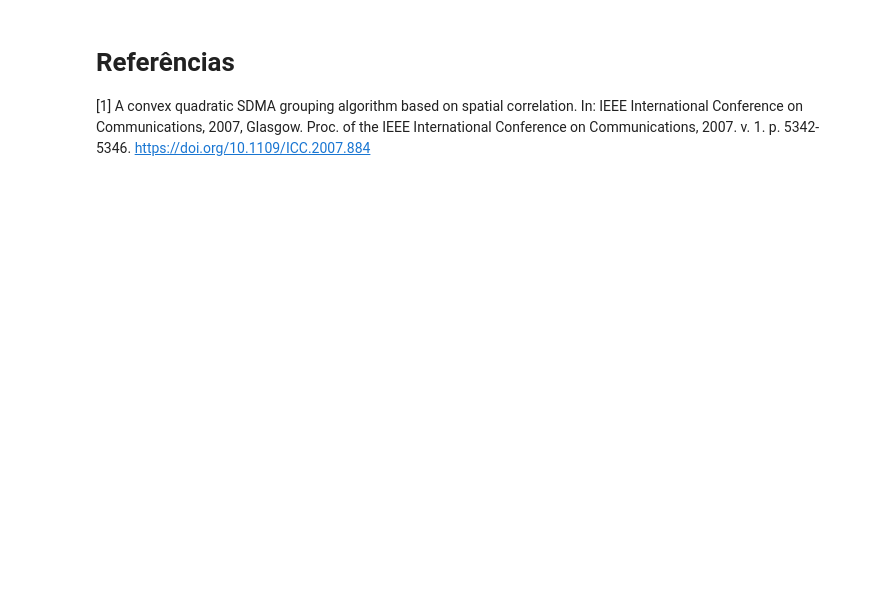
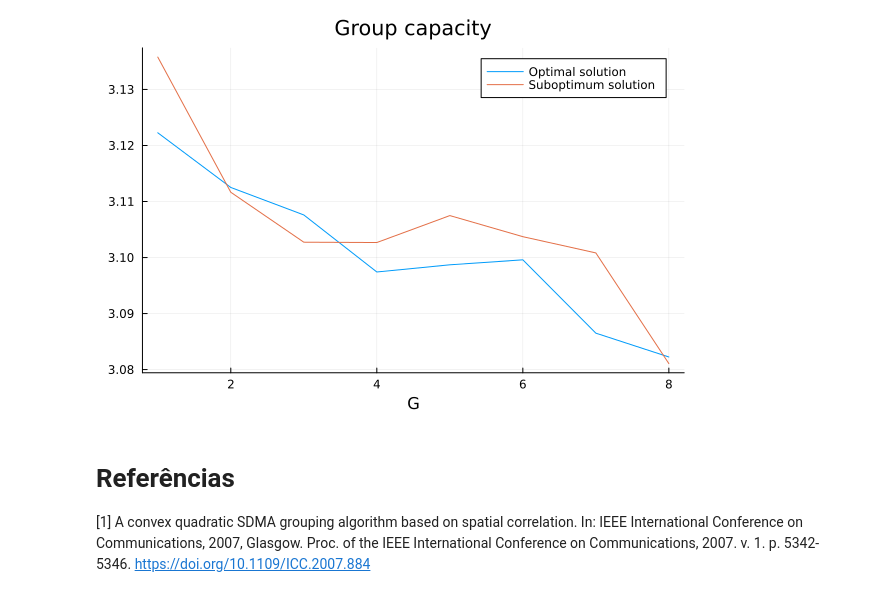
Before and after one commit to tapyu/to-rm-courses, a Jupyter notebook: phd_nonlinear_opt/Exercises/OtimizacaoRelaxacaoQuadratica.ipynb, the cells around one changed output. Drawn from its saved outputs; the diff is of its cells as text; code cells hidden in the pictures; blank space fills up the shorter version.

```diff
--- a/phd_nonlinear_opt/Exercises/OtimizacaoRelaxacaoQuadratica.ipynb
+++ b/phd_nonlinear_opt/Exercises/OtimizacaoRelaxacaoQuadratica.ipynb
@@ -67,0 +125,20 @@ Com base nisso, **convexifique o problema original utilizando uma regularizaçã
+# %%
+using Convex, SCS
+
+K = 16 # number of mobile terminals
+N = 8 # number of antenas in the base radio station
+G = 5 # group size
+
+𝐱 = Variable(size(𝐑, 1))
+f0 = quadform(𝐱, 𝐑)  # objective function (quadratic form)
+constraints = [
+    sum(𝐱) == G,
+    -𝐱 ≤ 0,
+    𝐱 ≤ 1
+]
+problem = minimize(f0, constraints)
+solve!(problem, SCS.Optimizer; silent_solver = true)
+condition = partialsort(vec(𝐱.value), G, rev=true) # return the Gth maximum value of 𝐱
+positions = findall(vec(𝐱.value) .≥ condition)
+
+println("The best group the channels that minimize the least correlation is $(positions)")
@@ -68,3 +153,76 @@ Com base nisso, **convexifique o problema original utilizando uma regularizaçã
+# %%
+using Combinatorics
+using Plots
+import NPZ
+
+# Número de usuários
+K = 16
+# Número de antenas na ERB
+N = 8
+
+C_opt = zeros(N) # channel capacity (optimum)
+C_subopt = zeros(N) # channel capacity (suboptimum)
+for _ ∈ 1:1e3 # Monte-Carlo simulation
+    # Generate data
+    𝐇 = √0.5randn(K, N) + im*√0.5randn(K, N)
+    𝐑 = abs.(𝐇 * 𝐇')
+    𝐃 = inv(diagm(sqrt.(diag(𝐑))))
+    𝐑 = 𝐃 * 𝐑 * 𝐃
+
+    # Tikhonov regularization
+    δ = 0
+    while minimum(eigvals(𝐑)) < 0
+        𝐑 = 𝐑 + δ*I
+        δ += 0.01
+    end
+    𝐑 = trunc.(𝐑, digits=5) # truncate the final result to avoid computational problems
+
+    for (i, G) ∈ enumerate(1:N)
+        𝐱_subopt = zeros(K) # 𝐱⋆ of suboptimum solution
+        𝐱_opt = zeros(K) # 𝐱⋆ of optimum solution
+        sol_opt = Inf
+
+        𝐱 = Variable(size(𝐑, 1))
+        f0 = quadform(𝐱, 𝐑)  # objective function
+        constraints = [
+            sum(𝐱) == G,
+            -𝐱 ≤ 0,
+            𝐱 ≤ 1
+        ]
+        problem = minimize(f0, constraints)
+        solve!(problem, SCS.Optimizer; silent_solver = true)
+        condition = partialsort(vec(𝐱.value), G, rev=true) # return the Gth maximum value of 𝐱
+        𝐱_subopt = findall(vec(𝐱.value) .≥ condition)
+
+        # optimal (ad-hoc) solution
+        for set ∈ combinations(1:size(𝐑, 1), G) # for all combinations
+            x = [a ∈ set for a ∈ 1:size(𝐑, 1)] # vector of bits
+            if x'*𝐑*x < sol_opt
+                sol_opt = x'*𝐑*x
+                𝐱_opt = findall(x .== 1)
+            end
+        end
+
+        # compute the group capacity (suboptimum)
+        𝐆 = 𝐇[𝐱_subopt[i], :] # group channel matrix -> select the vector channels from 𝐇
+        𝐌 = pinv(𝐆)/norm(pinv(𝐆)) # modulation matrix, Eq.(6a) PS1: norm(𝐆) is the Frobenius norm; PS2: √P = 1
+        C_subopt[i] += log2(real(det(I + 𝐆*𝐌*(𝐆*𝐌)'))) # group capacity (take the real to eliminate the residual imaginary part)
+
+        # compute the group capacity (optimum)
+        𝐆 = 𝐇[𝐱_opt[i], :] # group channel matrix -> select the vector channels from 𝐇
+        𝐌 = pinv(𝐆)/norm(pinv(𝐆)) # modulation matrix, Eq.(6a) PS1: norm(𝐆) is the Frobenius norm; PS2: √P = 1
+        C_opt[i] += log2(real(det(I + 𝐆*𝐌*(𝐆*𝐌)'))) # group capacity (take the real to eliminate the residual imaginary part)
+    end
+end
+
+# get the mean
+C_opt /= 1e3
+C_subopt /= 1e3
+
+plot(C_opt, title="Group capacity", label="Optimal solution", xlabel="G")
+plot!(C_subopt, label="Suboptimum solution")
+# %% [output]
+[figure, added]
 # %% [markdown]
 # Referências
 
```
Also changed, not shown: parts of 8 cells of this notebook, 9 other files.
